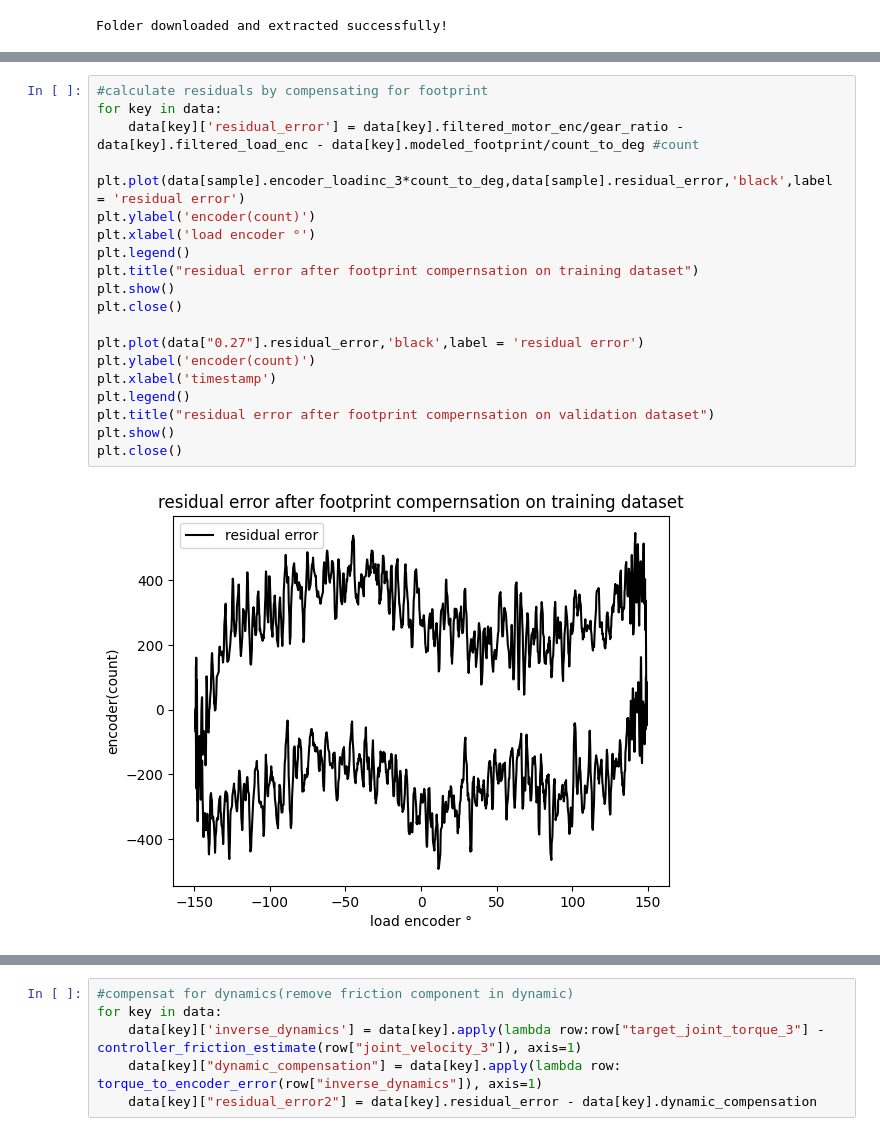
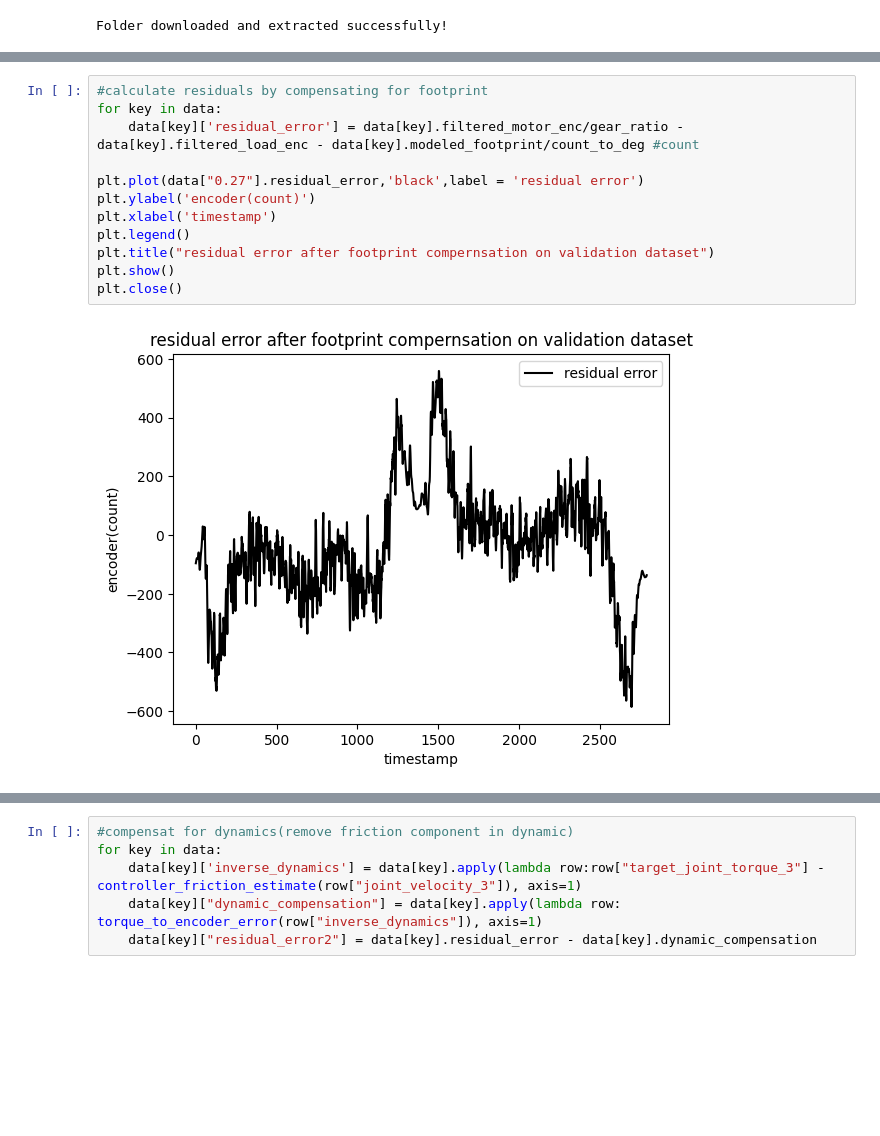
Before and after one commit to allwinlucious/MasterThesis, a Jupyter notebook: 3.1_Analytical_Method.ipynb, the cells around one changed output, grey strips where cells are left out. Saved outputs shown, nothing was run; the diff lists cells and outputs as text; blank space fills up the shorter version.

```diff
--- a/3.1_Analytical_Method.ipynb
+++ b/3.1_Analytical_Method.ipynb
@@ -80,22 +103,14 @@ plt.close()
 # %%
 #calculate residuals by compensating for footprint
 for key in data:
     data[key]['residual_error'] = data[key].filtered_motor_enc/gear_ratio - data[key].filtered_load_enc - data[key].modeled_footprint/count_to_deg #count
-
-plt.plot(data[sample].encoder_loadinc_3*count_to_deg,data[sample].residual_error,'black',label = 'residual error')
-plt.ylabel('encoder(count)')
-plt.xlabel('load encoder °')
-plt.legend()
-plt.title("residual error after footprint compernsation on training dataset")
-plt.show()
-plt.close()
 
 plt.plot(data["0.27"].residual_error,'black',label = 'residual error')
 plt.ylabel('encoder(count)')
 plt.xlabel('timestamp')
 plt.legend()
 plt.title("residual error after footprint compernsation on validation dataset")
 plt.show()
 plt.close()
 # %% [output]
-[figure, old version]
+[figure, new version]
```
Also changed, not shown: parts of 16 cells of this notebook, 3 other files.
